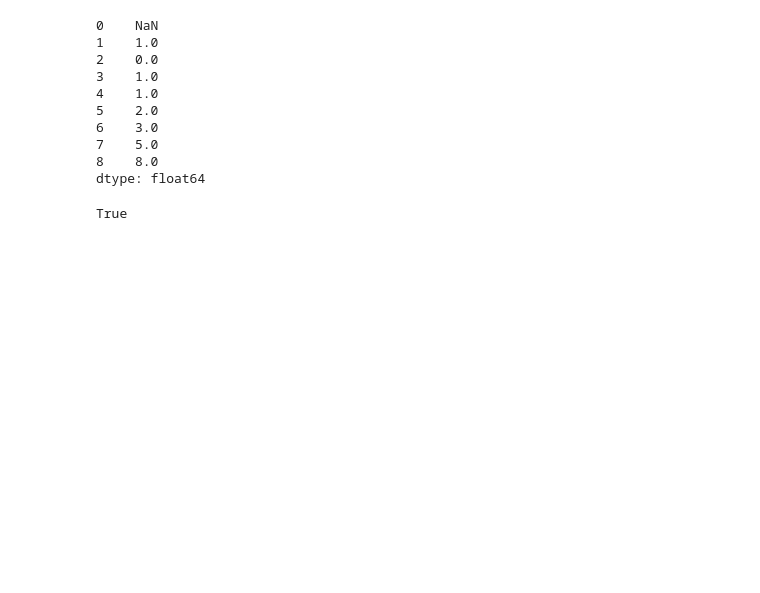
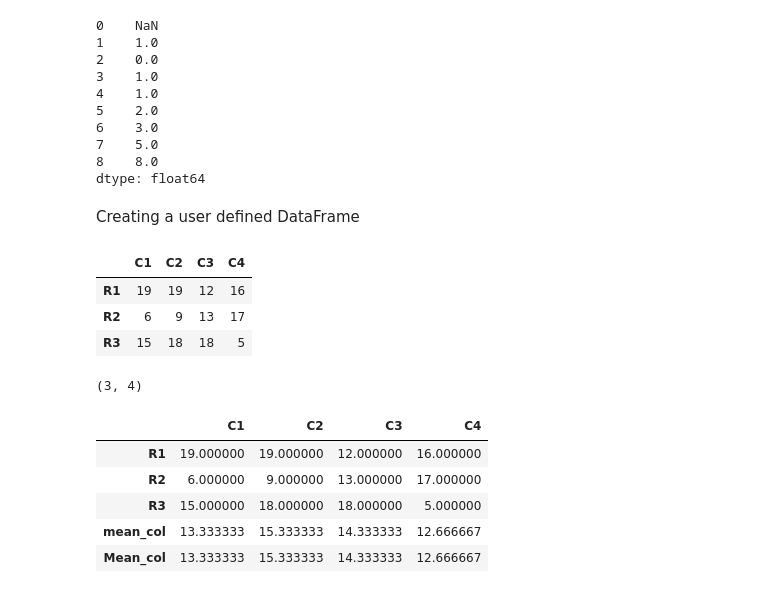
Before and after one commit to iamridam/Data-Science, a Jupyter notebook: Numpy_Practice.ipynb, the cells around one changed output. Drawn from its saved outputs; the diff is of its cells as text; code cells hidden in the pictures; blank space fills up the shorter version.

```diff
--- a/Numpy_Practice.ipynb
+++ b/Numpy_Practice.ipynb
@@ -231,4 +232,38 @@ b = (s>2).any()
-# %%
-b
-# %% [output]
-True
+# %% [markdown]
+Creating a user defined DataFrame
+# %%
+import numpy as np
+import pandas as pd
+def create_dataframe(nrows, ncols):
+  arr = np.random.randint(1, 20, [nrows,ncols])
+  df = pd.DataFrame(arr)
+  df.index = ['R' + str(x) for x in np.arange(1,nrows+1)]
+  df.columns = ['C' + str(x) for x in np.arange(1,ncols+1)]
+  return df
+# %%
+df = create_dataframe(3,4)
+# %%
+df
+# %% [output]
+|  | C1 | C2 | C3 | C4 |
+| R1 | 19 | 19 | 12 | 16 |
+| R2 | 6 | 9 | 13 | 17 |
+| R3 | 15 | 18 | 18 | 5 |
+# %%
+df.shape
+# %% [output]
+(3, 4)
+# %%
+def row_mean(df):
+    df.loc['mean_col'] = [np.mean(df[col]) for col in df.columns]
+    df.loc['Mean_col'] = df.mean() # much more faster
+    return df
+# %%
+row_mean(df)
+# %% [output]
+|  | C1 | C2 | C3 | C4 |
+| R1 | 19.000000 | 19.000000 | 12.000000 | 16.000000 |
+| R2 | 6.000000 | 9.000000 | 13.000000 | 17.000000 |
+| R3 | 15.000000 | 18.000000 | 18.000000 | 5.000000 |
+| mean_col | 13.333333 | 15.333333 | 14.333333 | 12.666667 |
+| Mean_col | 13.333333 | 15.333333 | 14.333333 | 12.666667 |
```
Also changed, not shown: parts of 19 cells of this notebook.
